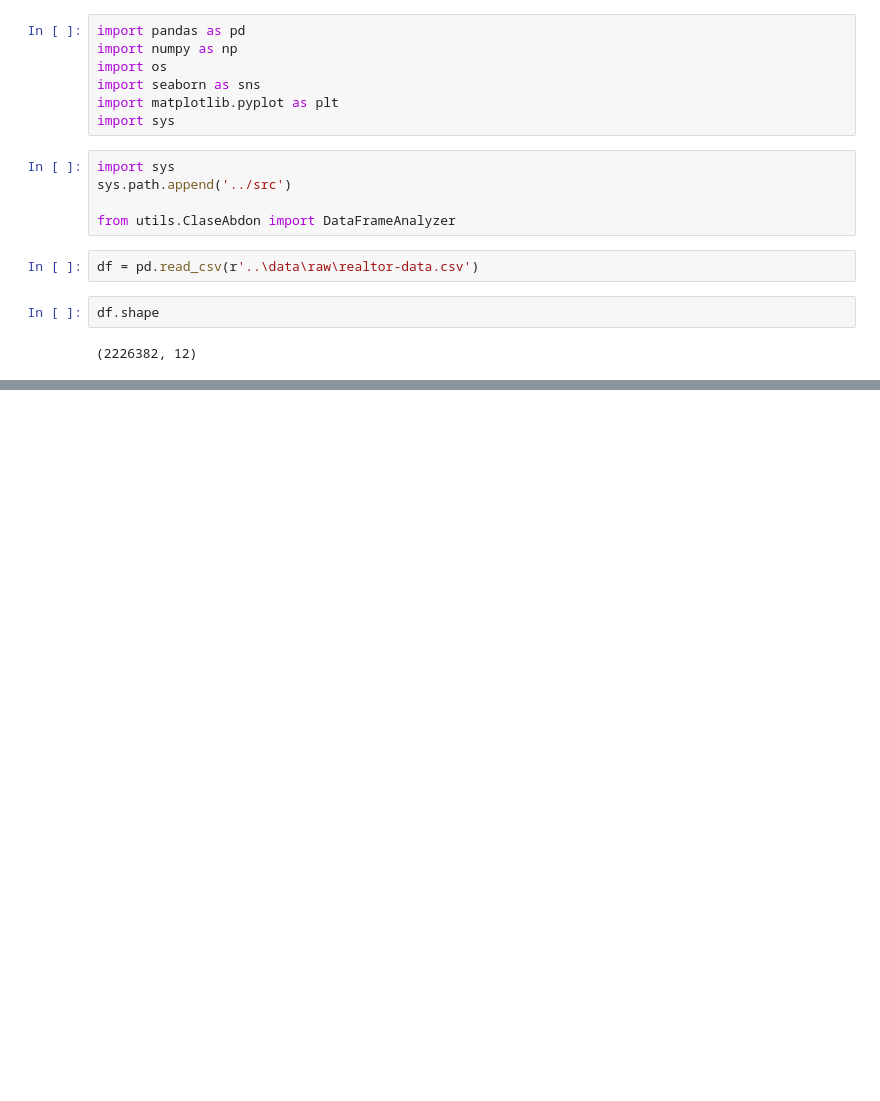
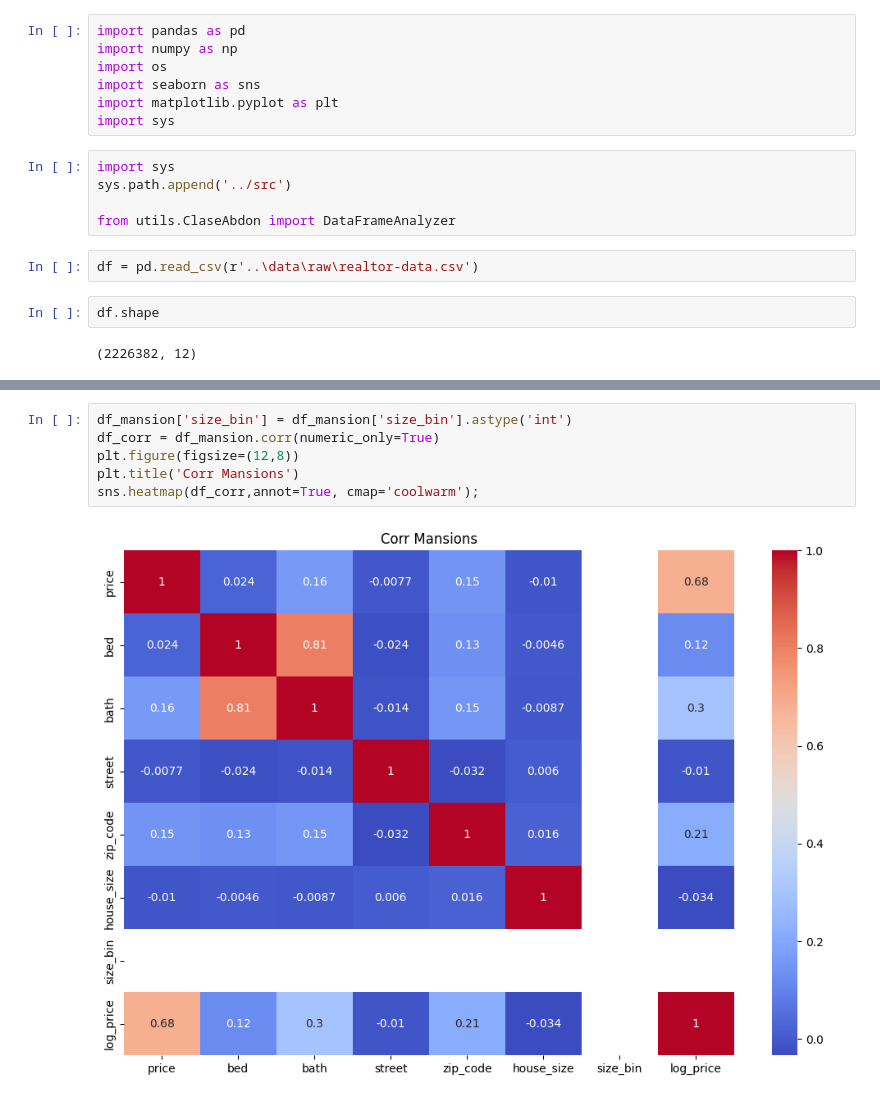
Before and after one commit to abdonrb/Real_state_ML, a Jupyter notebook: notebooks/Eda.ipynb, the cells around one changed output, grey strips where cells are left out. Drawn from its saved outputs; the diff is of its cells as text; blank space fills up the shorter version.

```diff
--- a/notebooks/Eda.ipynb
+++ b/notebooks/Eda.ipynb
@@ -40,0 +254,8 @@ memory usage: 203.8+ MB
+# %%
+df_mansion['size_bin'] = df_mansion['size_bin'].astype('int')
+df_corr = df_mansion.corr(numeric_only=True)
+plt.figure(figsize=(12,8))
+plt.title('Corr Mansions')
+sns.heatmap(df_corr,annot=True, cmap='coolwarm');
+# %% [output]
+[figure, added]
```
Also changed, not shown: parts of 33 cells of this notebook.
